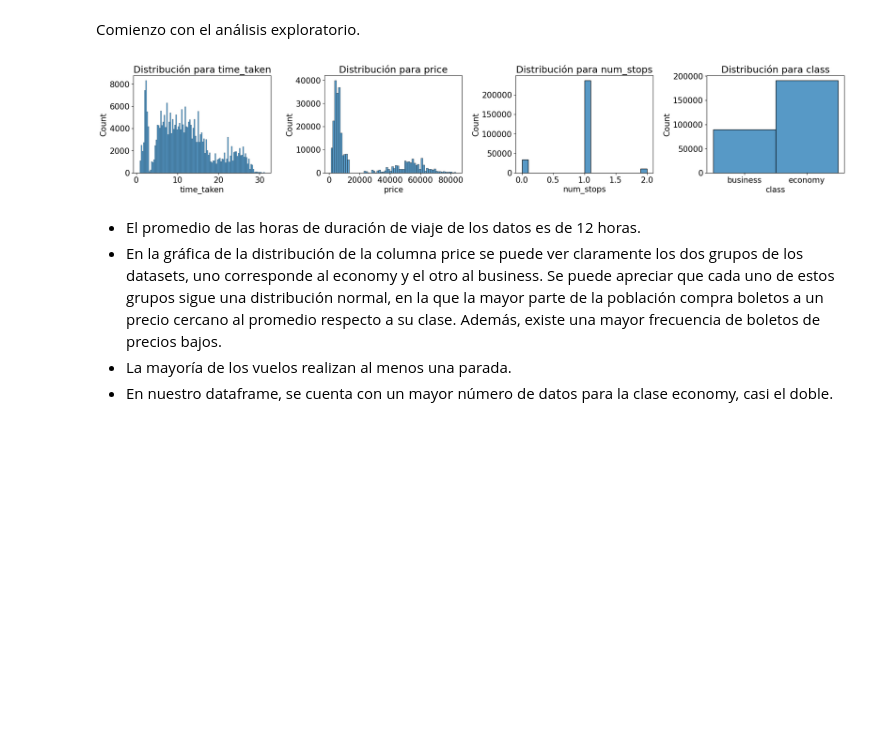
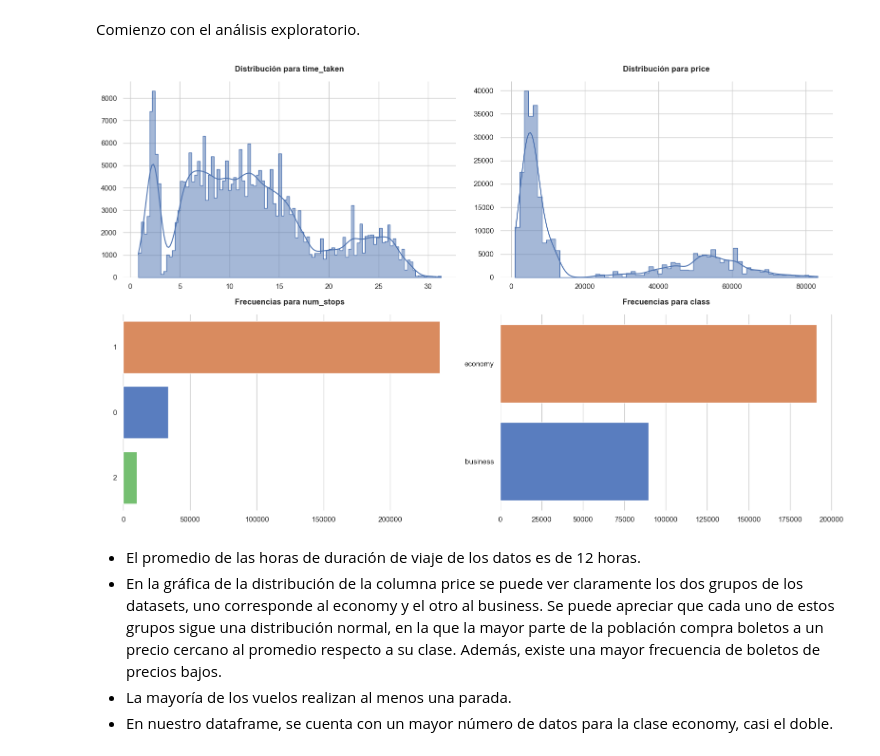
Before and after one commit to aegutierrez235/flight-price-prediction, a Jupyter notebook: Predicción del precio de vuelos.ipynb, the cells around one changed output. Cells and saved outputs as stored; diff of their text form; code cells hidden in the pictures; blank space fills up the shorter version.

```diff
--- a/Predicción del precio de vuelos.ipynb
+++ b/Predicción del precio de vuelos.ipynb
@@ -385,26 +385,35 @@ Los datos de vuelos que se tiene corresponde entre los meses de febrero y marzo.
 Comienzo con el análisis exploratorio.
 # %%
 # Grafico la curva de distribución de las columnas del dataframe.
-plt.rcParams.update({'font.size': 15})
-plt.figure(figsize = (20, 20))
+sns.set_theme(style = 'whitegrid', palette = 'muted')
+plt.rcParams.update({'font.size': 12, 'font.family': 'sans-serif'})
+
+fig, axes = plt.subplots(2, 2, figsize = (16, 10))
+axes = axes.flatten()
 
 # Selecciono las columnas que graficaré.
-columnas= ['time_taken', 'price', 'num_stops', 'class']
-for n, i in enumerate(list(columnas)):
-    plt.subplot(6, 4, n + 1)
+columnas = ['time_taken', 'price', 'num_stops', 'class']
+for n, i in enumerate(columnas):
+    ax = axes[n]
 
     # Si la columna es de tipo object, grafico la frecuencia que aparece cada valor.
-    if df.dtypes.to_list() == 'object':
-        sns.countplot(y = df[i], order = df[i].value_counts().iloc[:7].index)
-        plt.title('Frecuencias para {}'.format(i))
+    if df[i].dtype == 'object' or df[i].nunique() <= 3:
+        sns.countplot(y = df[i], order = df[i].value_counts().iloc[:7].index, ax = ax, palette = 'muted', hue = df[i], legend = False)
+        ax.set_title(f'Frecuencias para {i}', fontweight = 'bold', pad = 15)
 
     # Si es de tipo numérico, obtengo la distribución.
     else:
-        sns.histplot(df[i])
-        plt.title('Distribución para {}'.format(i))
-    plt.tight_layout()
+        sns.histplot(df[i], kde = True, ax = ax, color = '#4C72B0', element = 'step')
+        ax.set_title(f'Distribución para {i}',fontweight = 'bold', pad = 15)
+
+    sns.despine(left = True, bottom = True)
+    ax.set_xlabel('')
+    ax.set_ylabel('')
+
+plt.tight_layout()
+plt.show()
 # %% [output]
-[figure, old version]
+[figure, new version]
 # %% [markdown]
 * El promedio de las horas de duración de viaje de los datos es de 12 horas.
 * En la gráfica de la distribución de la columna price se puede ver claramente los dos grupos de los datasets, uno corresponde al economy y el otro al business. Se puede apreciar que cada uno de estos grupos sigue una distribución normal, en la que la mayor parte de la población compra boletos a un precio cercano al promedio respecto a su clase. Además, existe una mayor frecuencia de boletos de precios bajos.
```
Also changed, not shown: parts of 8 cells of this notebook.
